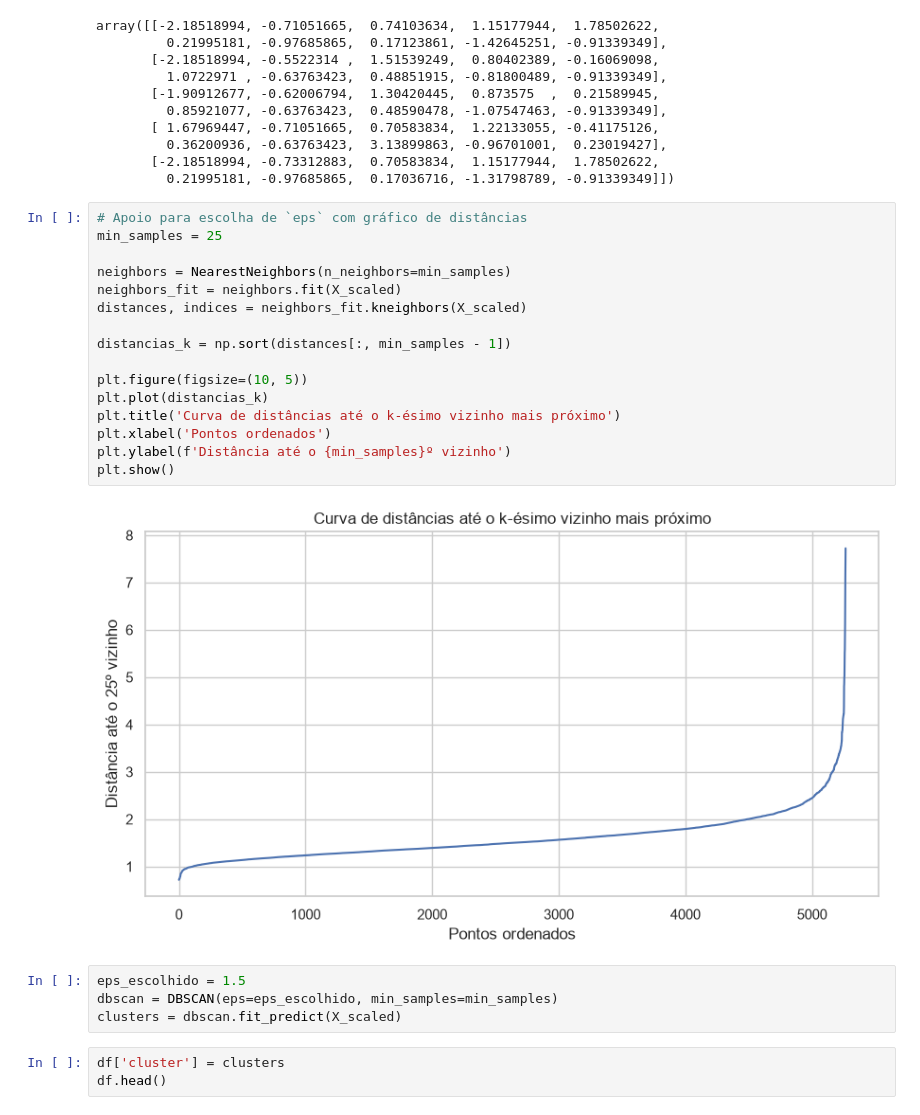
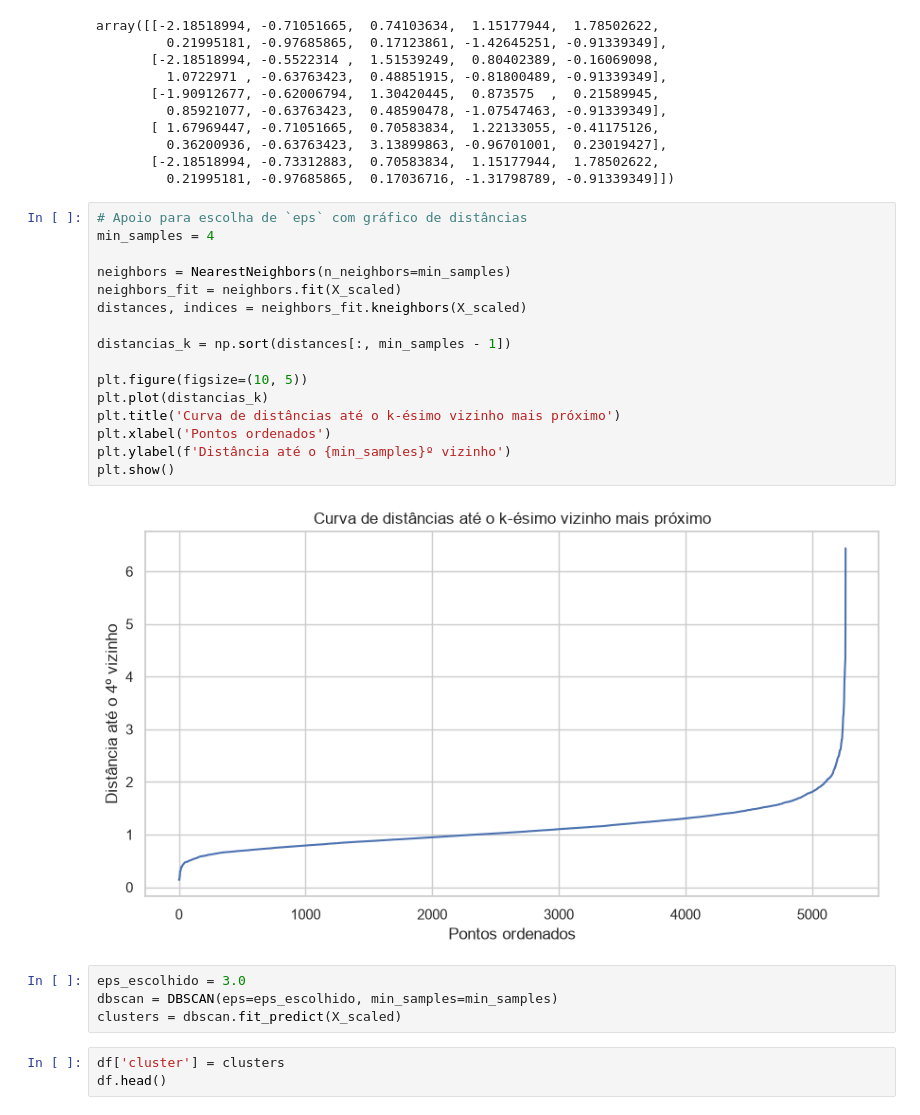
Before and after one commit to jacomassi04/Exercicio-Aula-Aprendizado-de-M-quina-N-o-Supervisionado-1, a Jupyter notebook: Exercicio_1_Vinhos/4_Exercicio_dbscan_questao_4.ipynb, the cells around one changed output. Cells and saved outputs as stored; diff of their text form.

```diff
--- a/Exercicio_1_Vinhos/4_Exercicio_dbscan_questao_4.ipynb
+++ b/Exercicio_1_Vinhos/4_Exercicio_dbscan_questao_4.ipynb
@@ -56,24 +56,24 @@ array([[-2.18518994, -0.71051665,  0.74103634,  1.15177944,  1.78502622,
          0.21995181, -0.97685865,  0.17036716, -1.31798789, -0.91339349]])
 # %%
 # Apoio para escolha de `eps` com gráfico de distâncias
-min_samples = 25
+min_samples = 4
 
 neighbors = NearestNeighbors(n_neighbors=min_samples)
 neighbors_fit = neighbors.fit(X_scaled)
 distances, indices = neighbors_fit.kneighbors(X_scaled)
 
 distancias_k = np.sort(distances[:, min_samples - 1])
 
 plt.figure(figsize=(10, 5))
 plt.plot(distancias_k)
 plt.title('Curva de distâncias até o k-ésimo vizinho mais próximo')
 plt.xlabel('Pontos ordenados')
 plt.ylabel(f'Distância até o {min_samples}º vizinho')
 plt.show()
 # %% [output]
-[figure, old version]
+[figure, new version]
 # %%
-eps_escolhido = 1.5
+eps_escolhido = 3.0
 dbscan = DBSCAN(eps=eps_escolhido, min_samples=min_samples)
 clusters = dbscan.fit_predict(X_scaled)
 # %%
```
Also changed, not shown: parts of 3 cells of this notebook, 2 other files.
